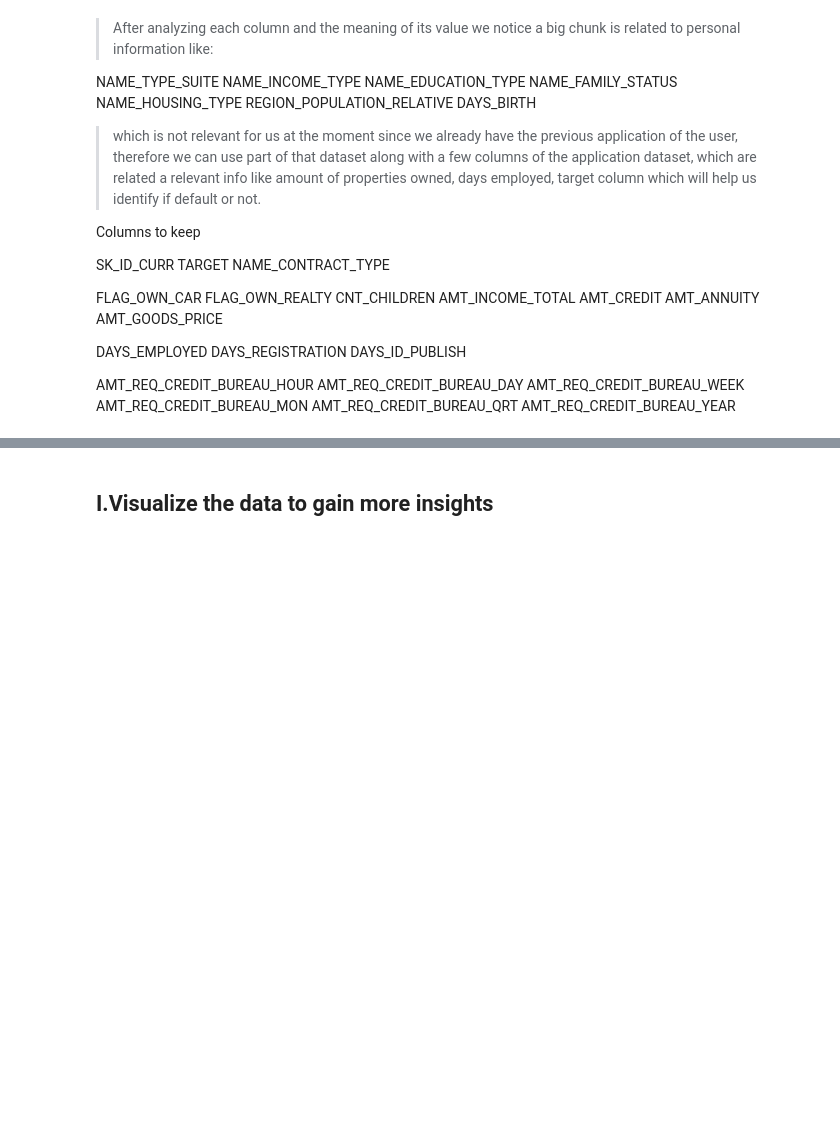
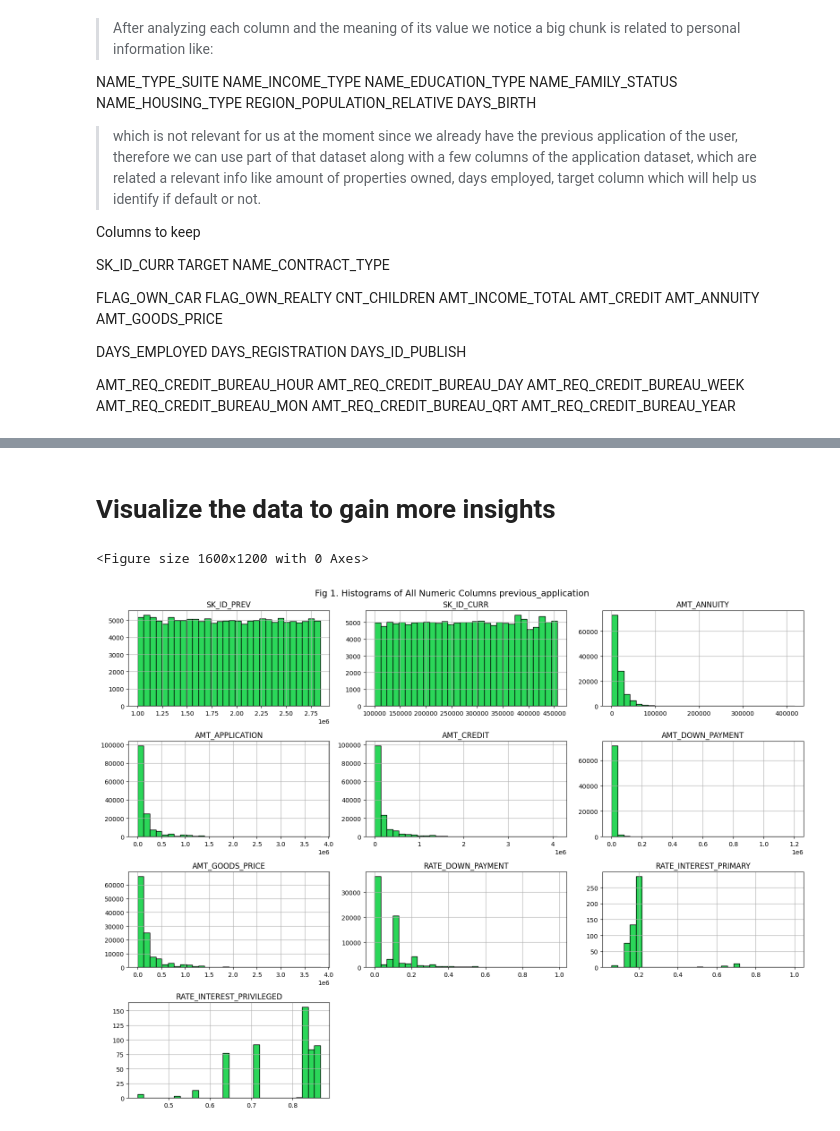
Before and after one commit to jharana-adhikari-AI/Credit_Card_Fraud_Detection, a Jupyter notebook: Assignment_Neural_Networks_and_Deep_Learning.ipynb, the cells around one changed output, grey strips where cells are left out. Saved outputs shown, nothing was run; the diff lists cells and outputs as text; code cells hidden in the pictures; blank space fills up the shorter version.

```diff
--- a/Assignment_Neural_Networks_and_Deep_Learning.ipynb
+++ b/Assignment_Neural_Networks_and_Deep_Learning.ipynb
@@ -343,2 +354,2 @@ application_data[columns_to_keep_application]
 # %% [markdown]
-## I.Visualize the data to gain more insights
+# Visualize the data to gain more insights
@@ -356,0 +356,18 @@ print(f"Merged dataset shape: {df_merged.shape}")
+# %%
+#Histogram of the whole dataset
+
+# Plot histograms for all numeric columns in the dataset
+plt.figure(figsize=(16, 12))
+
+# Plot the histograms
+previous_application[columns_to_keep_previous_application].hist(bins=30, figsize=(16, 12), color='#2bd659', edgecolor='black')
+
+# Customize the plot
+plt.suptitle("Fig 1. Histograms of All Numeric Columns previous_application", fontsize=14)
+plt.tight_layout()
+
+# Show the plot
+plt.show()
+# %% [output]
+<Figure size 1600x1200 with 0 Axes>
+[figure, added]
```
Also changed, not shown: parts of 65 cells of this notebook.
